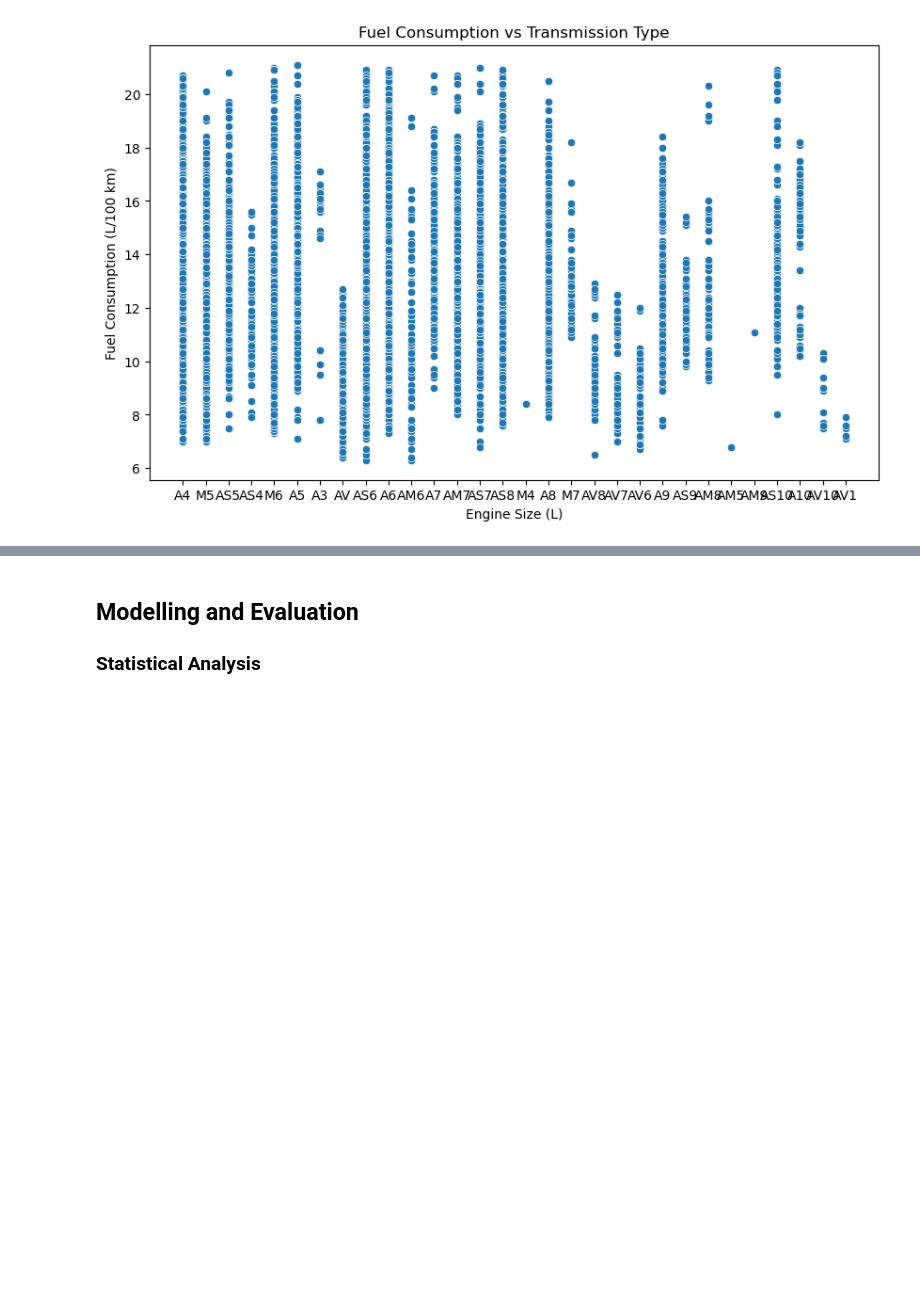
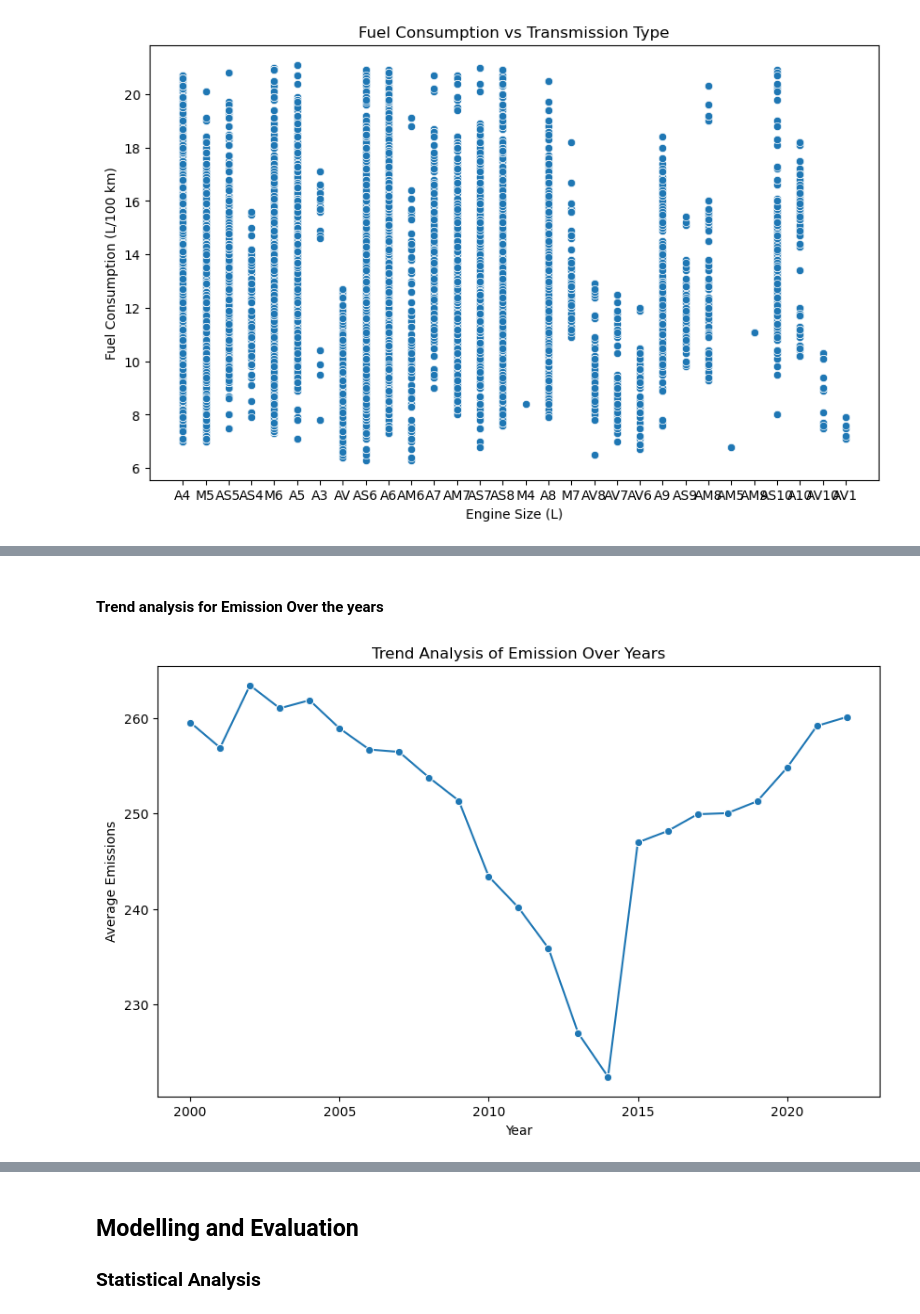
Before and after one commit to WambuiMunene/Phase2-Project_Group-4, a Jupyter notebook: Notebooks/Wanjiru.ipynb, the cells around one changed output, grey strips where cells are left out. Cells and saved outputs as stored; diff of their text form; code cells hidden in the pictures; blank space fills up the shorter version.

```diff
--- a/Notebooks/Wanjiru.ipynb
+++ b/Notebooks/Wanjiru.ipynb
@@ -389,0 +421,15 @@ plt.show()
+# %% [markdown]
+#### Trend analysis for Emission Over the years
+# %%
+# Grouping by 'Year' to get the average emission
+yearly_trend = df.groupby('Year')['Emissions'].mean()
+
+# Plot the trend
+plt.figure(figsize=(10, 6))
+sns.lineplot(data=yearly_trend, marker='o')
+plt.title('Trend Analysis of Emission Over Years')
+plt.xlabel('Year')
+plt.ylabel('Average Emissions')
+plt.show()
+# %% [output]
+[figure, added]
```
Also changed, not shown: parts of 19 cells of this notebook.
